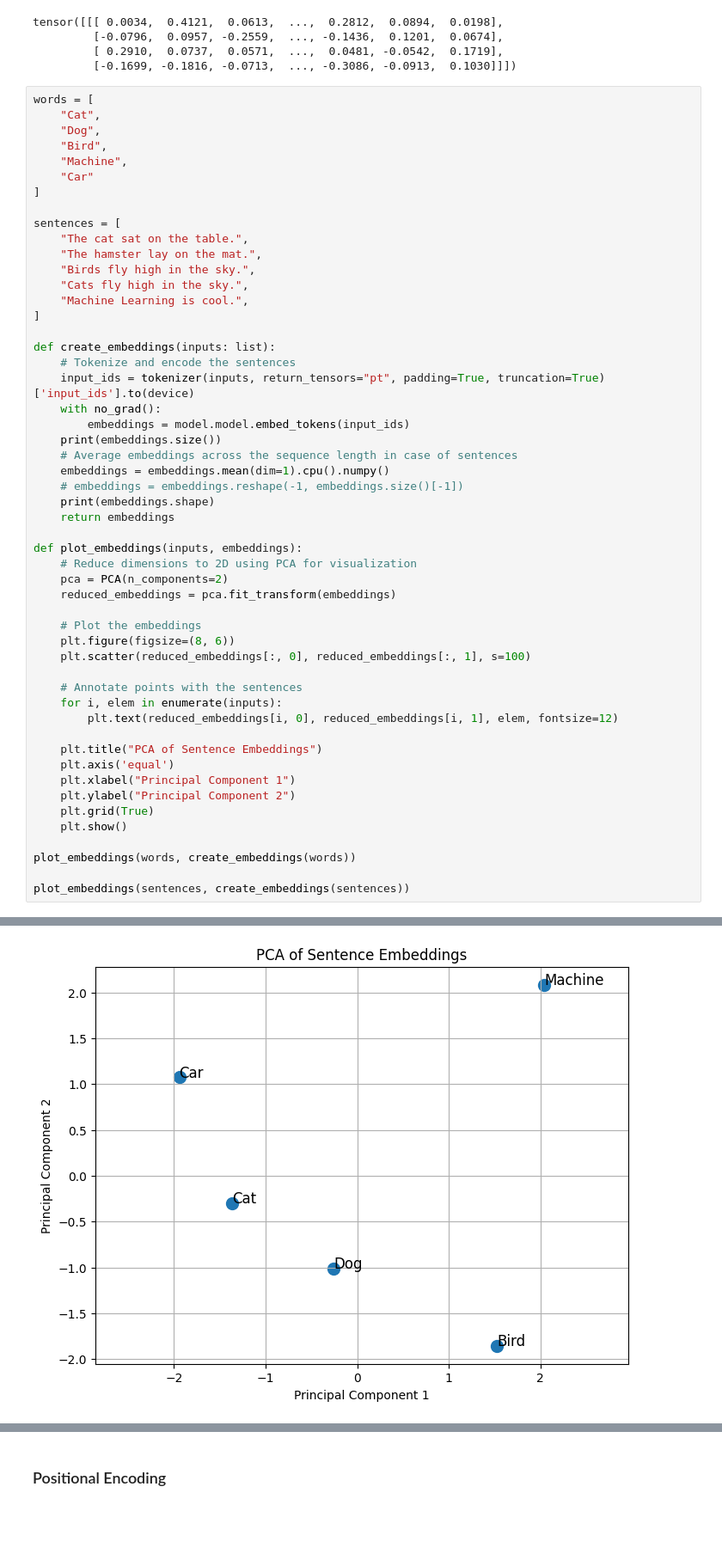
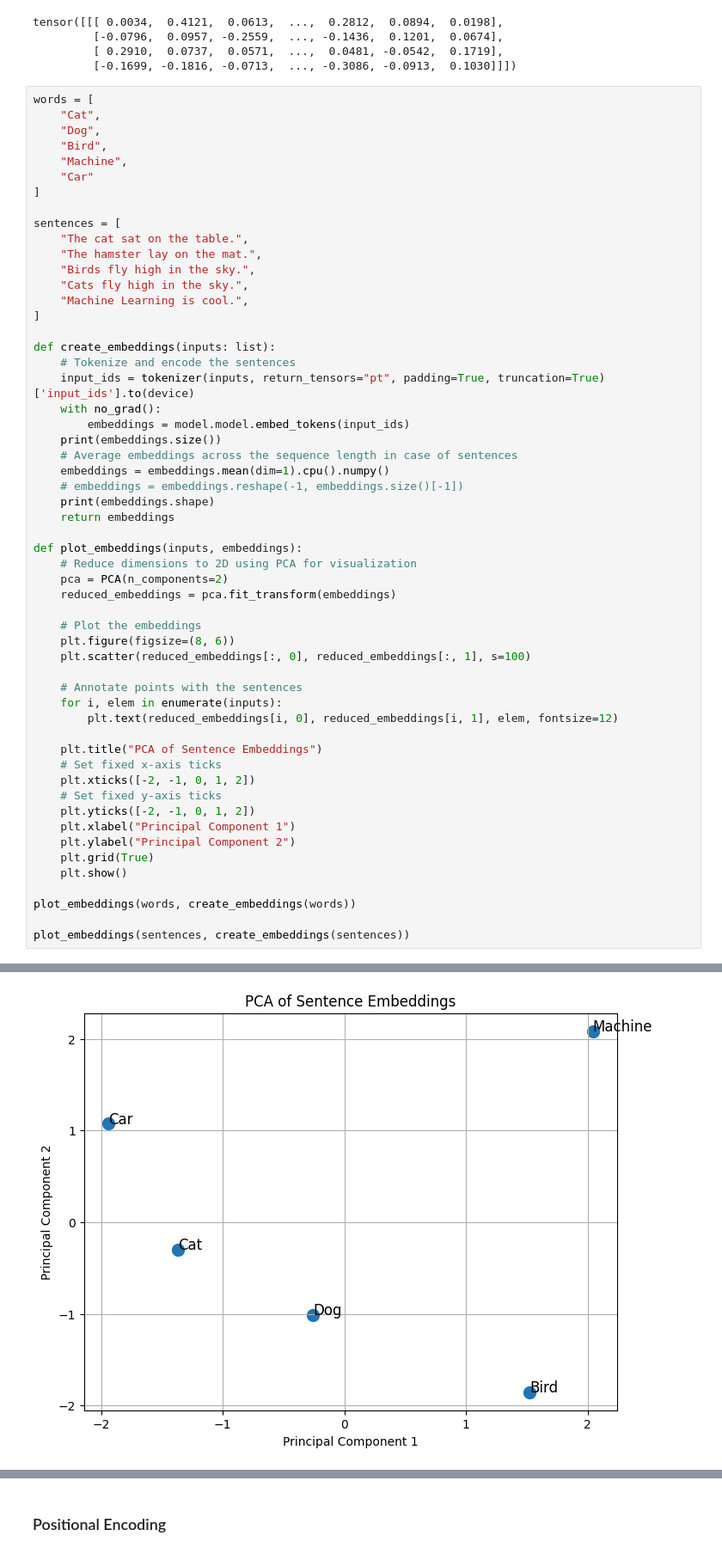
Before and after one commit to chris-hoertnagl/AI-Dojo, a Jupyter notebook: LLM/language_model_basics/nlp.ipynb, the cells around one changed output, grey strips where cells are left out. Shown at 86% size. Cells and saved outputs as stored; diff of their text form; blank space fills up the shorter version.

```diff
--- a/LLM/language_model_basics/nlp.ipynb
+++ b/LLM/language_model_basics/nlp.ipynb
@@ -190,34 +192,37 @@ def create_embeddings(inputs: list):
     embeddings = embeddings.mean(dim=1).cpu().numpy()
     # embeddings = embeddings.reshape(-1, embeddings.size()[-1])
     print(embeddings.shape)
     return embeddings
 
 def plot_embeddings(inputs, embeddings):
     # Reduce dimensions to 2D using PCA for visualization
     pca = PCA(n_components=2)
     reduced_embeddings = pca.fit_transform(embeddings)
 
     # Plot the embeddings
     plt.figure(figsize=(8, 6))
     plt.scatter(reduced_embeddings[:, 0], reduced_embeddings[:, 1], s=100)
 
     # Annotate points with the sentences
     for i, elem in enumerate(inputs):
         plt.text(reduced_embeddings[i, 0], reduced_embeddings[i, 1], elem, fontsize=12)
 
     plt.title("PCA of Sentence Embeddings")
-    plt.axis('equal')
+    # Set fixed x-axis ticks
+    plt.xticks([-2, -1, 0, 1, 2])
+    # Set fixed y-axis ticks
+    plt.yticks([-2, -1, 0, 1, 2])
     plt.xlabel("Principal Component 1")
     plt.ylabel("Principal Component 2")
     plt.grid(True)
     plt.show()
 
 plot_embeddings(words, create_embeddings(words))
 
 plot_embeddings(sentences, create_embeddings(sentences))
 # %% [output]
 torch.Size([5, 1, 576])
 (5, 576)
-[figure, old version]
+[figure, new version]
 torch.Size([5, 8, 576])
 (5, 576)
```
Also changed, not shown: parts of 24 cells of this notebook.
